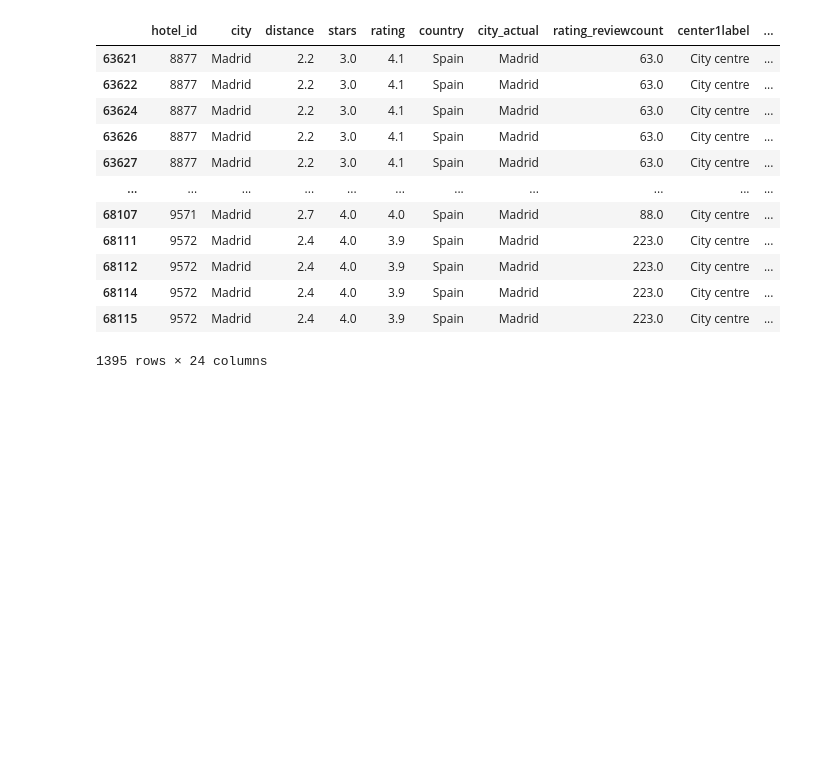
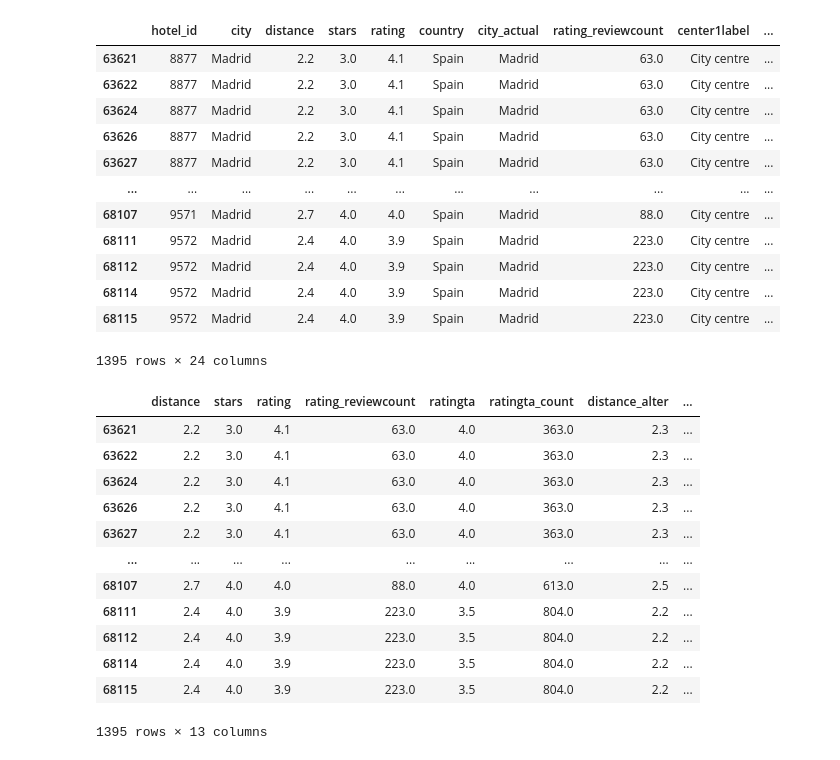
Before and after one commit to Alejandra-savagebriz/DA2, a Jupyter notebook: Assignment2_DA2.ipynb, the cells around one changed output. Cells and saved outputs as stored; diff of their text form; code cells hidden in the pictures; blank space fills up the shorter version.

Commit message:
Data cleaning and adding descriptive table

```diff
--- a/Assignment2_DA2.ipynb
+++ b/Assignment2_DA2.ipynb
@@ -636,3 +636,23 @@ madrid_hotels
 | 68114 | 9572 | Madrid | 2.4 | 4.0 | 3.9 | Spain | Madrid | 223.0 | City centre | ... |
 | 68115 | 9572 | Madrid | 2.4 | 4.0 | 3.9 | Spain | Madrid | 223.0 | City centre | ... |
 1395 rows × 24 columns
+# %%
+# Drop columns
+columns_to_drop = ['hotel_id','country', 'city_actual','city','offer', 'center1label', 'center2label', 'neighbourhood', 'offer_cat', 'nnights', 'scarce_room']
+madrid_hotels = madrid_hotels.drop(columns=columns_to_drop)
+# %%
+madrid_hotels
+# %% [output]
+|  | distance | stars | rating | rating_reviewcount | ratingta | ratingta_count | distance_alter | ... |
+| 63621 | 2.2 | 3.0 | 4.1 | 63.0 | 4.0 | 363.0 | 2.3 | ... |
+| 63622 | 2.2 | 3.0 | 4.1 | 63.0 | 4.0 | 363.0 | 2.3 | ... |
+| 63624 | 2.2 | 3.0 | 4.1 | 63.0 | 4.0 | 363.0 | 2.3 | ... |
+| 63626 | 2.2 | 3.0 | 4.1 | 63.0 | 4.0 | 363.0 | 2.3 | ... |
+| 63627 | 2.2 | 3.0 | 4.1 | 63.0 | 4.0 | 363.0 | 2.3 | ... |
+| ... | ... | ... | ... | ... | ... | ... | ... | ... |
+| 68107 | 2.7 | 4.0 | 4.0 | 88.0 | 4.0 | 613.0 | 2.5 | ... |
+| 68111 | 2.4 | 4.0 | 3.9 | 223.0 | 3.5 | 804.0 | 2.2 | ... |
+| 68112 | 2.4 | 4.0 | 3.9 | 223.0 | 3.5 | 804.0 | 2.2 | ... |
+| 68114 | 2.4 | 4.0 | 3.9 | 223.0 | 3.5 | 804.0 | 2.2 | ... |
+| 68115 | 2.4 | 4.0 | 3.9 | 223.0 | 3.5 | 804.0 | 2.2 | ... |
+1395 rows × 13 columns
```
Also changed, not shown: parts of 1 cell of this notebook.
